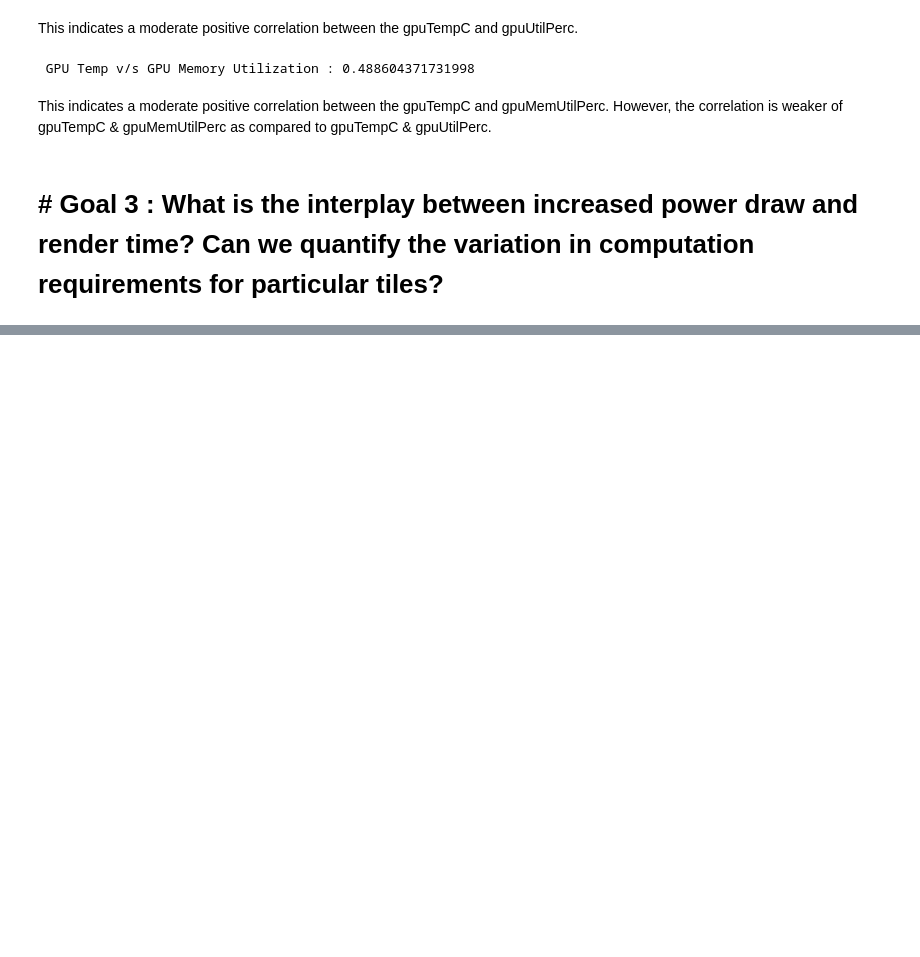
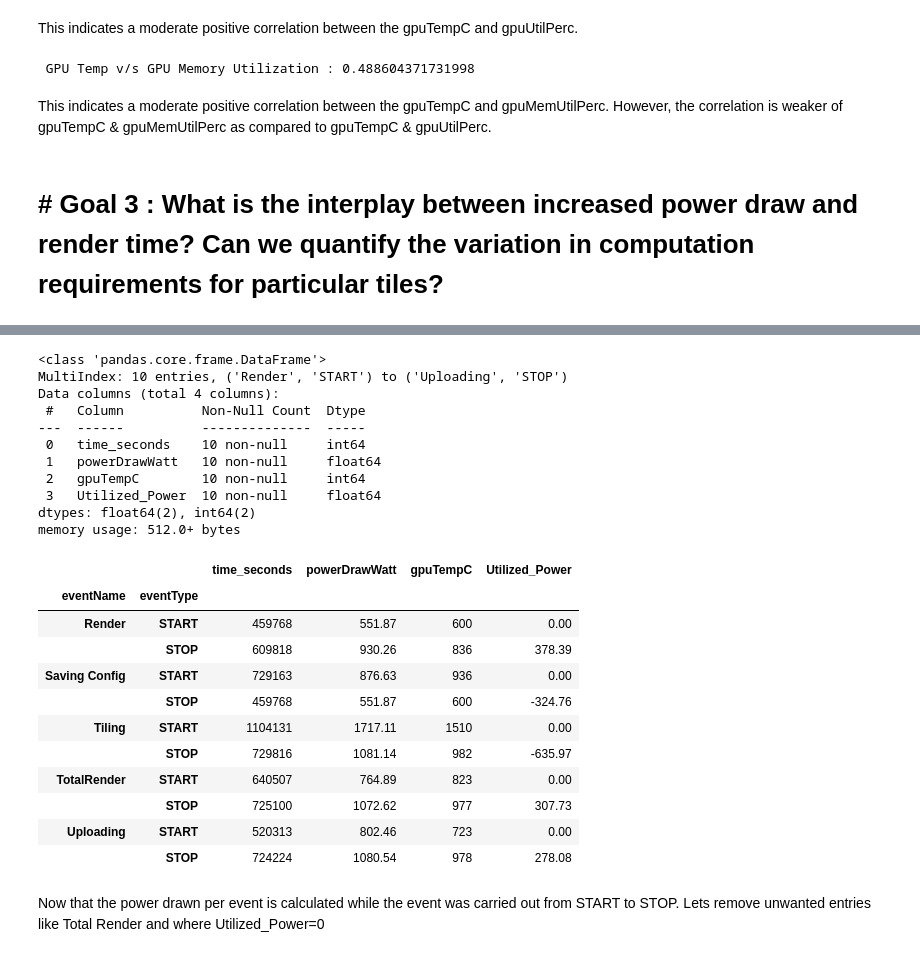
Before and after one commit to spruha2/Tera, a Jupyter notebook: CloudAssign.ipynb, the cells around one changed output, grey strips where cells are left out. Saved outputs shown, nothing was run; the diff lists cells and outputs as text; code cells hidden in the pictures; blank space fills up the shorter version.

```diff
--- a/CloudAssign.ipynb
+++ b/CloudAssign.ipynb
@@ -311,0 +469,34 @@ However, the correlation is weaker of gpuTempC & gpuMemUtilPerc as compared to
+# %%
+#Calculating the power difference between START and STOP of each event
+
+ac_gpu2['Utilized_Power'] = ac_gpu2.groupby('eventName')['powerDrawWatt'].diff()
+ac_gpu2['Utilized_Power'] = ac_gpu2['Utilized_Power'].fillna(0)
+ac_gpu2.info()
+ac_gpu2.head(10)
+# %% [output]
+<class 'pandas.core.frame.DataFrame'>
+MultiIndex: 10 entries, ('Render', 'START') to ('Uploading', 'STOP')
+Data columns (total 4 columns):
+ #   Column          Non-Null Count  Dtype
+---  ------          --------------  -----
+ 0   time_seconds    10 non-null     int64
+ 1   powerDrawWatt   10 non-null     float64
+ 2   gpuTempC        10 non-null     int64
+ 3   Utilized_Power  10 non-null     float64
+dtypes: float64(2), int64(2)
+memory usage: 512.0+ bytes
+|  |  | time_seconds | powerDrawWatt | gpuTempC | Utilized_Power |
+| eventName | eventType |  |  |  |  |
+| Render | START | 459768 | 551.87 | 600 | 0.00 |
+|  | STOP | 609818 | 930.26 | 836 | 378.39 |
+| Saving Config | START | 729163 | 876.63 | 936 | 0.00 |
+|  | STOP | 459768 | 551.87 | 600 | -324.76 |
+| Tiling | START | 1104131 | 1717.11 | 1510 | 0.00 |
+|  | STOP | 729816 | 1081.14 | 982 | -635.97 |
+| TotalRender | START | 640507 | 764.89 | 823 | 0.00 |
+|  | STOP | 725100 | 1072.62 | 977 | 307.73 |
+| Uploading | START | 520313 | 802.46 | 723 | 0.00 |
+|  | STOP | 724224 | 1080.54 | 978 | 278.08 |
+# %% [markdown]
+Now that the power drawn per event is calculated while the event was carried out from START to STOP.
+Lets remove unwanted entries like Total Render and where Utilized_Power=0
```
Also changed, not shown: parts of 24 cells of this notebook.
